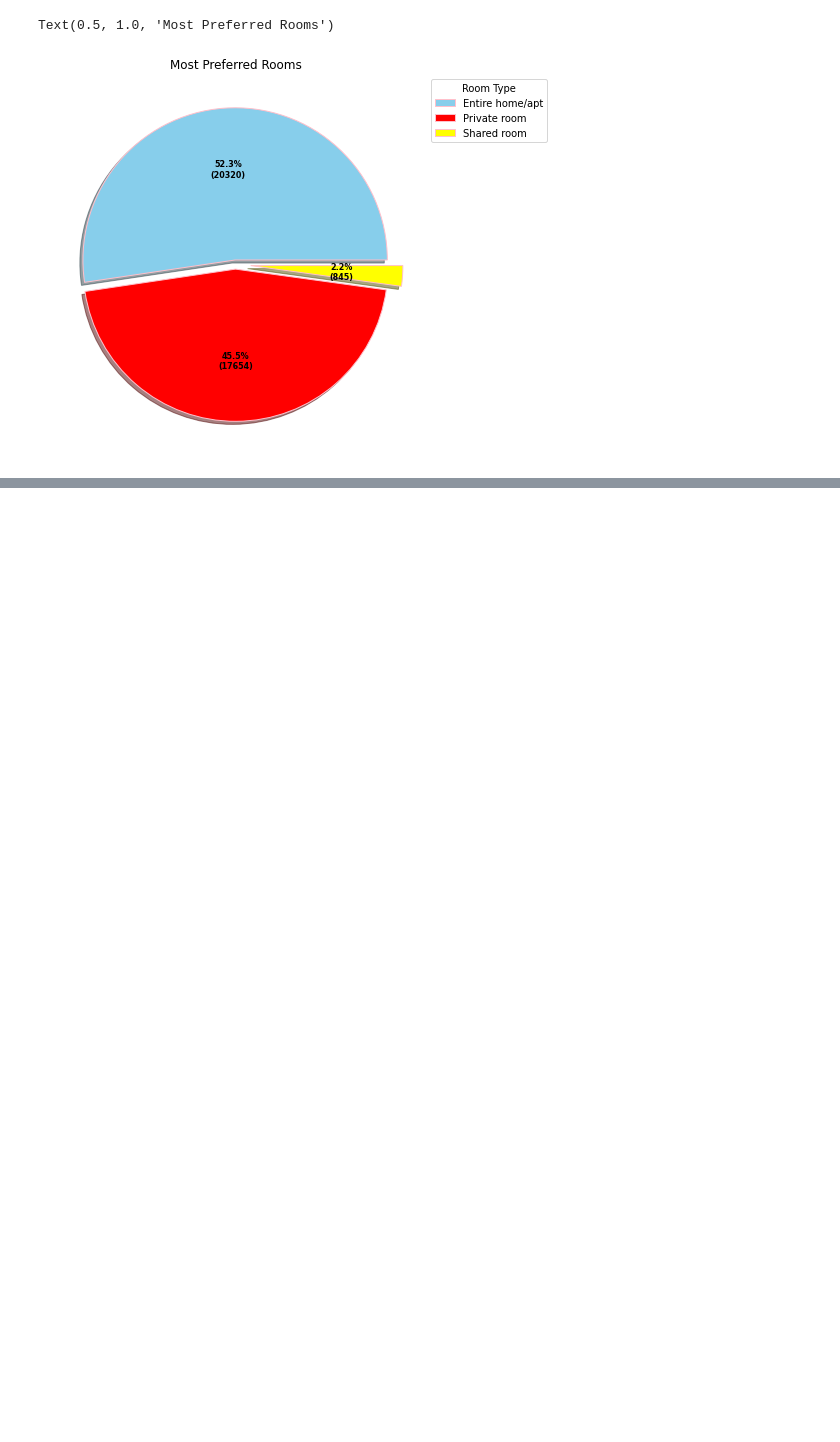
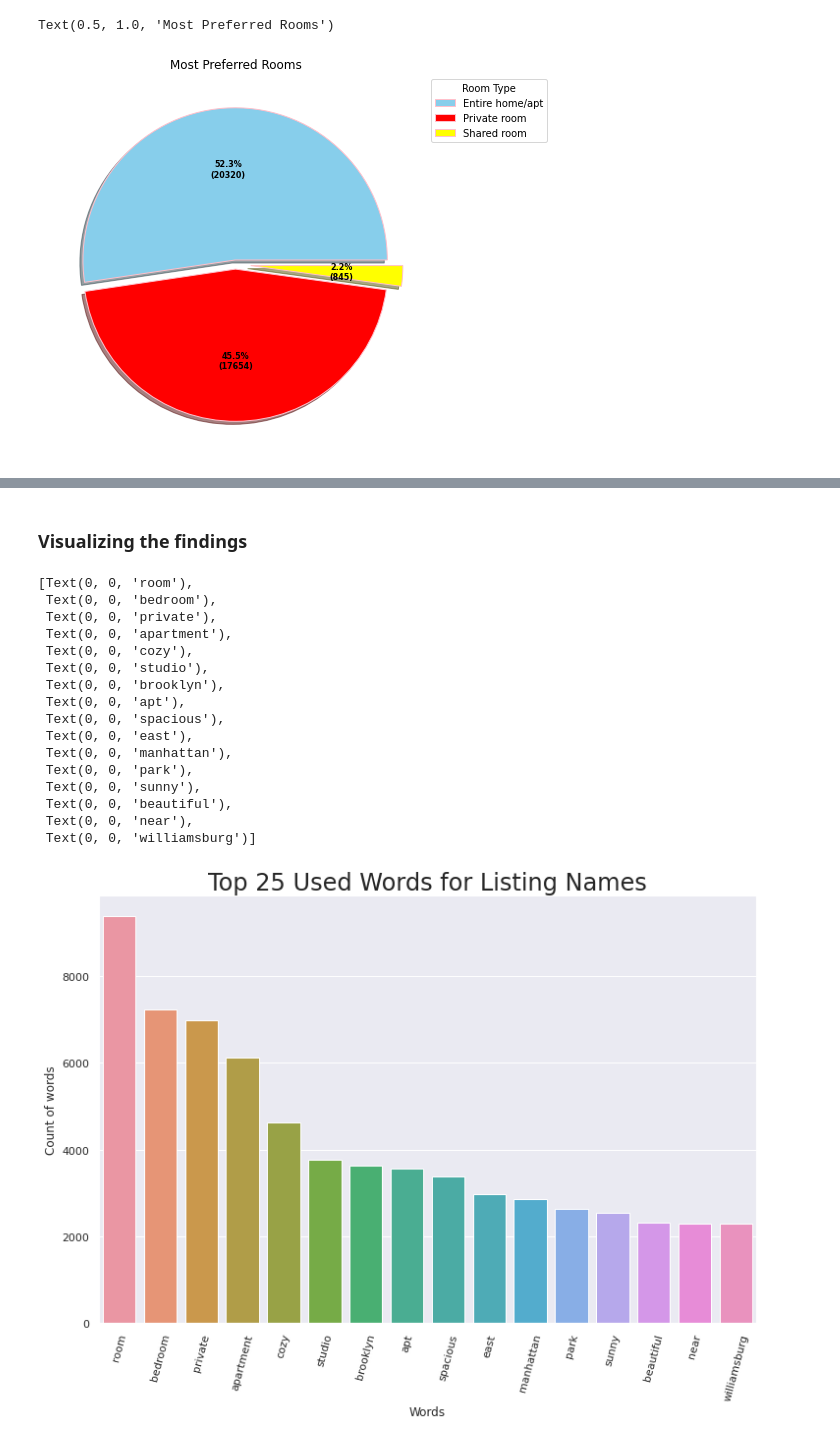
Before and after one commit to Shantanuh10/Airbnb_EDA_Project-, a Jupyter notebook: Shantanu's_Notebook_Airbnb_Bookings_Analysis_Capstone_Project.ipynb, the cells around one changed output, grey strips where cells are left out. Saved outputs shown, nothing was run; the diff lists cells and outputs as text; code cells hidden in the pictures; blank space fills up the shorter version.

```diff
--- a/Shantanu's_Notebook_Airbnb_Bookings_Analysis_Capstone_Project.ipynb
+++ b/Shantanu's_Notebook_Airbnb_Bookings_Analysis_Capstone_Project.ipynb
@@ -173,0 +168,36 @@ Text(0.5, 1.0, 'Most Preferred Rooms')
+# %%
+#Creting empty list to store name strings
+airbnb_names=[]
+
+#Getting name string from 'name' column and appending it to the empty list
+for name in airbnb_df.name:
+    airbnb_names.append(name)
+
+#Setting a function to split name strings into seperate words
+def split_name(name):
+    ns = str(name).split()
+    return ns
+
+#Creating empty list to store the count of words
+names_count = []
+
+#Getting name string to append it to the names_count list
+for n in airbnb_names:
+    for word in split_name(n):
+        word = word.lower()
+        names_count.append(word)
+# %%
+# Importing 'counter' library to count and generate raw data and count top 25 most used words
+from collections import Counter
+
+# Counting top 25 most common words
+top_25 = Counter(names_count).most_common()
+top_25 = top_25[:25]
+# %%
+#converting the data into DataFrame
+word_count_df = pd.DataFrame(top_25)
+word_count_df.rename(columns={0:'Words',1:'Counts'},inplace=True)
+# %%
+#Dropping the prepositions (eg. in, the, to, and, etc.) from the dataframe
+word_count_cleaned = pd.DataFrame(word_count_df.drop([0,6,7,12,13,14,15,17,19]))
+word_count_cleaned
@@ -173,0 +222,29 @@ Text(0.5, 1.0, 'Most Preferred Rooms')
+# %% [markdown]
+### Visualizing the findings
+# %%
+fig, ax = plt.subplots(figsize=(12, 8))
+sns.set(font_scale = 2)
+count_viz = sns.barplot(x='Words',y='Counts', data = word_count_cleaned, ax=ax)
+count_viz.set_title('Top 25 Used Words for Listing Names')
+sns.set(font_scale = 1)
+count_viz.set_ylabel('Count of words')
+count_viz.set_xlabel('Words')
+count_viz.set_xticklabels(count_viz.get_xticklabels(),rotation = 75)
+# %% [output]
+[Text(0, 0, 'room'),
+ Text(0, 0, 'bedroom'),
+ Text(0, 0, 'private'),
+ Text(0, 0, 'apartment'),
+ Text(0, 0, 'cozy'),
+ Text(0, 0, 'studio'),
+ Text(0, 0, 'brooklyn'),
+ Text(0, 0, 'apt'),
+ Text(0, 0, 'spacious'),
+ Text(0, 0, 'east'),
+ Text(0, 0, 'manhattan'),
+ Text(0, 0, 'park'),
+ Text(0, 0, 'sunny'),
+ Text(0, 0, 'beautiful'),
+ Text(0, 0, 'near'),
+ Text(0, 0, 'williamsburg')]
+[figure, added]
```
Also changed, not shown: parts of 12 cells of this notebook.
